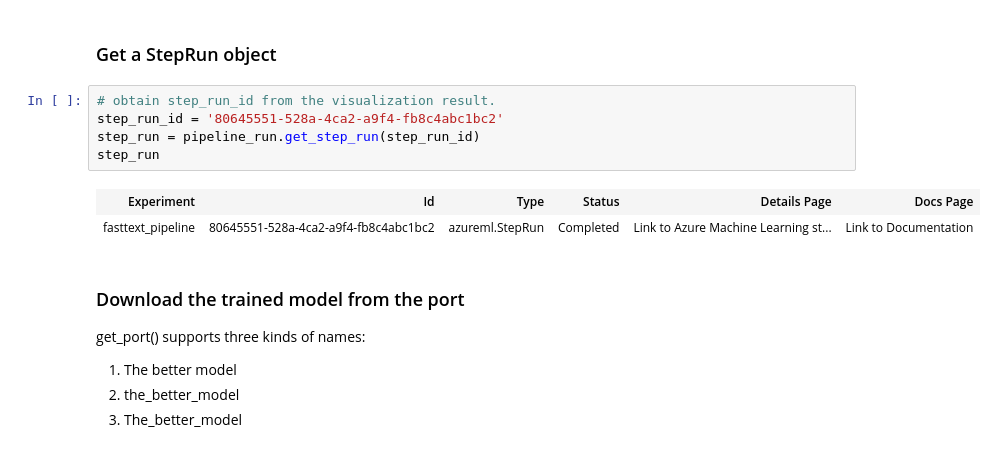
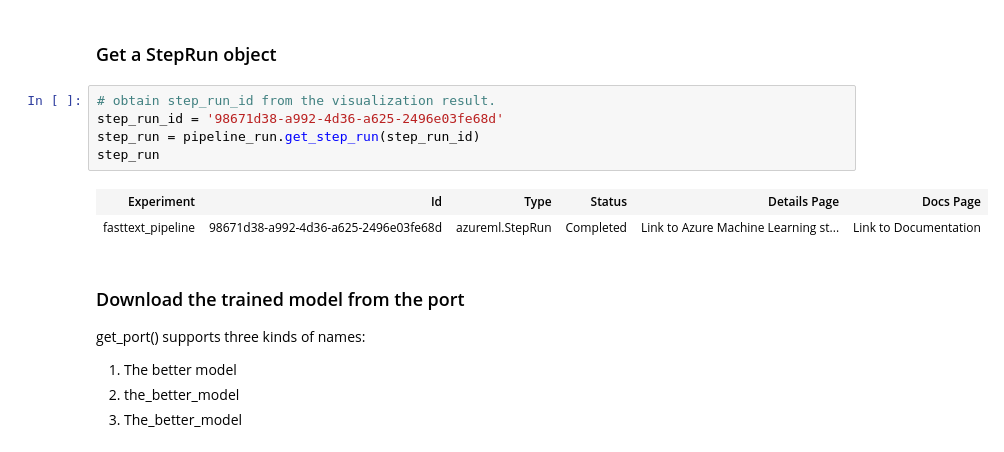
Before and after one commit to smallhaes/fasttext-sentence-classification, a Jupyter notebook: fasttext_realtime_inference.ipynb, the cells around one changed output. Saved outputs shown, nothing was run; the diff lists cells and outputs as text.

```diff
--- a/fasttext_realtime_inference.ipynb
+++ b/fasttext_realtime_inference.ipynb
@@ -98,12 +98,12 @@ ValidateView(container_id='container_id_5d9865be-7ee1-4c41-97c2-25a7599ab5d6_wid
 ### Get a StepRun object
 # %%
 # obtain step_run_id from the visualization result.
-step_run_id = '80645551-528a-4ca2-a9f4-fb8c4abc1bc2'
+step_run_id = '98671d38-a992-4d36-a625-2496e03fe68d'
 step_run = pipeline_run.get_step_run(step_run_id)
 step_run
 # %% [output]
 | Experiment | Id | Type | Status | Details Page | Docs Page |
-| fasttext_pipeline | 80645551-528a-4ca2-a9f4-fb8c4abc1bc2 | azureml.StepRun | Completed | Link to Azure Machine Learning st... | Link to Documentation |
+| fasttext_pipeline | 98671d38-a992-4d36-a625-2496e03fe68d | azureml.StepRun | Completed | Link to Azure Machine Learning st... | Link to Documentation |
 # %% [markdown]
 ### Download the trained model from the port
 get_port() supports three kinds of names:
```
Also changed, not shown: parts of 11 cells of this notebook, 3 other files.
